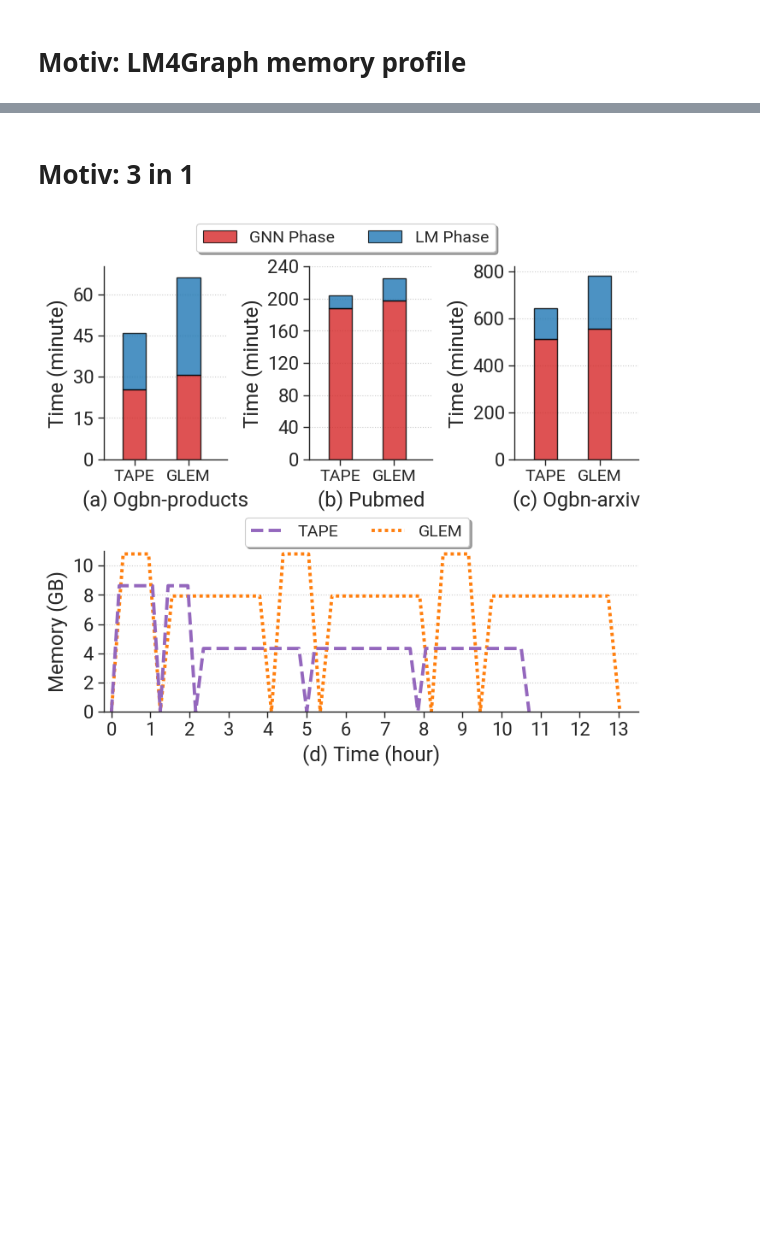
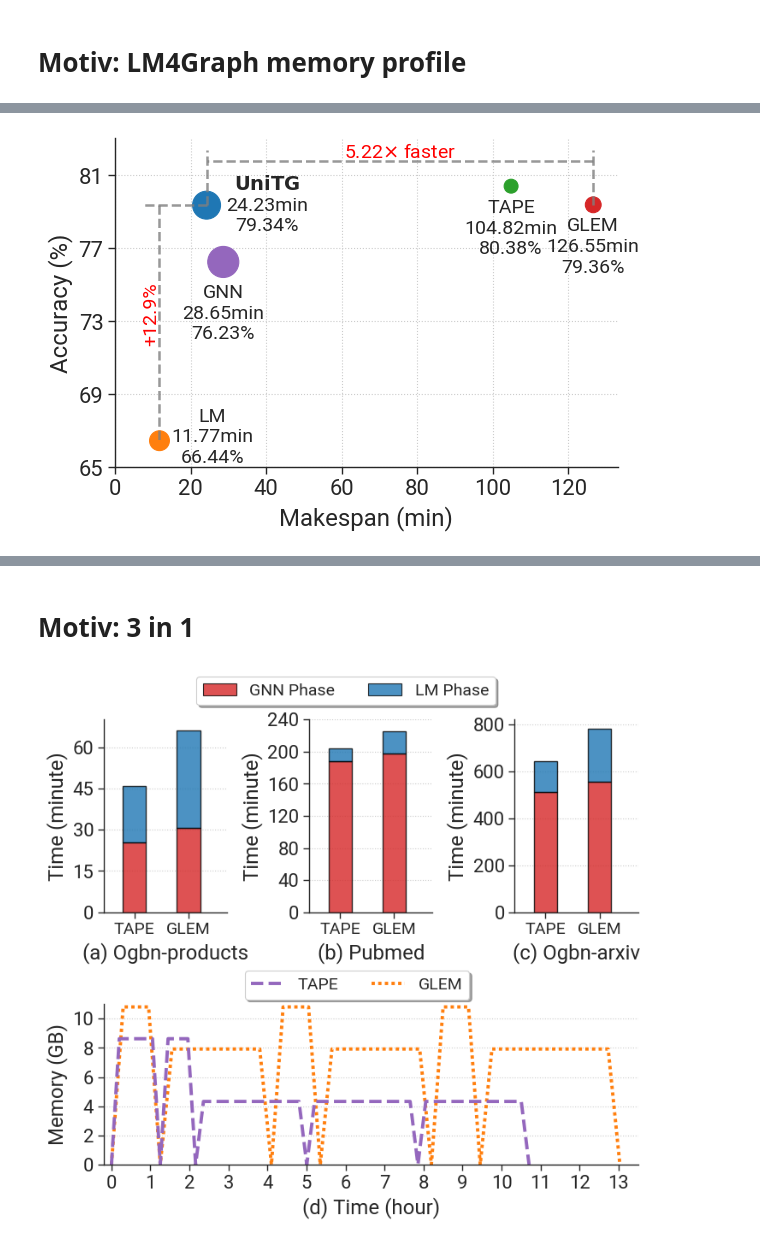
Before and after one commit to zxmeng98/TiGraph, a Jupyter notebook: plot_results.ipynb, the cells around one changed output, grey strips where cells are left out. Drawn from its saved outputs; the diff is of its cells as text; code cells hidden in the pictures; blank space fills up the shorter version.

```diff
--- a/plot_results.ipynb
+++ b/plot_results.ipynb
@@ -310,0 +319,92 @@ if save:
+# %%
+cmp = sns.color_palette("tab10")
+grid_params=dict(width_ratios=[1])
+fig, ax4 = plt.subplots(ncols=1, nrows=1, gridspec_kw=grid_params, constrained_layout=True, figsize=(6, 4))
+
+warmup = 0.3
+# GNN LM TAPE GLEM UniTG
+methods = ["GNN", "LM", "TAPE", "GLEM", "UniTG"]
+x_time = np.array([
+    1719.1, 706.309, 6289.28, 7593.2, 1453.84
+    ]) / 60
+y_acc = np.array([
+    76.23, 66.44, 80.38, 79.36, 79.34
+    ])
+gpu_util = np.array([80, 40, 26, 30, 67])
+
+colors = [cmp[4], cmp[1], cmp[2], cmp[3], cmp[0]]
+# 归一化 y_acc 到 [0, 1]
+y_min, y_max = gpu_util.min(), gpu_util.max()
+y_norm = (gpu_util - y_min) / (y_max - y_min)
+
+# 映射到点大小范围 [50, 500]
+sizes = 100 + y_norm * (500 - 100)
+
+p1 = ax4.scatter(x_time, y_acc,
+                #   marker='s',
+                  color=colors,
+                  s=sizes,
+                  marker='o'
+                  )
+
+ax4.text(x_time[0], y_acc[0]-4.2, f"{methods[0]}\n{x_time[0]:.2f}min\n{y_acc[0]:.2f}%", fontsize=14, ha='center')
+ax4.text(x_time[1]+14, y_acc[1]-1.2, f"{methods[1]}\n{x_time[1]:.2f}min\n{y_acc[1]:.2f}%", fontsize=14, ha='center')
+ax4.text(x_time[4]+16, y_acc[4]-1.4, f"$\\bf{{{methods[4]}}}$\n{x_time[4]:.2f}min\n{y_acc[4]:.2f}%", fontsize=14, ha='center')
+for i, (x, y, method, acc) in enumerate(zip(x_time[2:4], y_acc[2:4], methods[2:4], y_acc[2:4])):
+    ax4.text(x, y-3.7, f"{method}\n{x:.2f}min\n{acc:.2f}%", fontsize=14, ha='center')
+
+# ------------------ annotate throughput improve --------------------
+ax4.plot([x_time[4], x_time[4]],
+    [y_acc[4], y_acc[4]+3],
+    color=cmp[-3], linestyle="--", linewidth=1.8, alpha=0.8)
+
+ax4.plot([x_time[3], x_time[3]],
+    [y_acc[3], y_acc[3]+3],
+    color=cmp[-3], linestyle="--", linewidth=1.8, alpha=0.8)
+
+ax4.plot([x_time[3], x_time[4]],
+    [y_acc[3]+2.4, y_acc[3]+2.4],
+    color=cmp[-3], linestyle="--", linewidth=1.8, alpha=0.8)
+ax4.text((x_time[4]+x_time[3])/2, y_acc[3]+2.6, f"{x_time[3]/x_time[4]:.2f}"+r"$\times$"+" faster", fontsize=14, ha='center', color='red')
+
+# ------------------ annotate accuracy improve --------------------
+ax4.plot([x_time[4], x_time[4]-17],
+    [y_acc[4], y_acc[4]],
+    color=cmp[-3], linestyle="--", linewidth=1.8, alpha=0.8)
+
+ax4.plot([x_time[1], x_time[1]],
+    [y_acc[4], y_acc[1]],
+    color=cmp[-3], linestyle="--", linewidth=1.8, alpha=0.8)
+ax4.text(x_time[1]-2.2, (y_acc[1]+y_acc[4])/2-1, f"+{12.9:.1f}%", fontsize=14, ha='center', rotation=90, color='red')
+
+
+
+ax4.set_xlabel(f"Makespan (min)")
+ax4.set_xlim(0, 133)
+ax4.set_xticks(np.arange(0, 133, 20))
+# axs[0].set_xticklabels(['3', '7', '14', '28', '56', '112'])
+ax4.set_ylabel(f"Accuracy (%)")
+ax4.set_ylim(65, 83)
+ax4.set_yticks(np.arange(65, 83, 4))
+
+ax4.grid(axis="y", linestyle=":")
+ax4.grid(axis="x", linestyle=":")
+# ax4.set_title('GLEM, ogbn-arxiv')
+# ax4.legend(
+            # loc=1,
+            # handles=[p2, p1],
+            # bbox_to_anchor=(1.02, 1.15),
+            # ncol=1,
+            # frameon=False,
+            # fancybox=False,
+            # shadow=False,
+            # fontsize=14,
+            # )
+sns.despine()
+
+
+save=True
+if save:
+    fig.savefig(f"{SAVEPATH}/moti-cur-methods.pdf", bbox_inches="tight")
+# %% [output]
+[figure, added]
```
Also changed, not shown: parts of 22 cells of this notebook, 25 other files.
